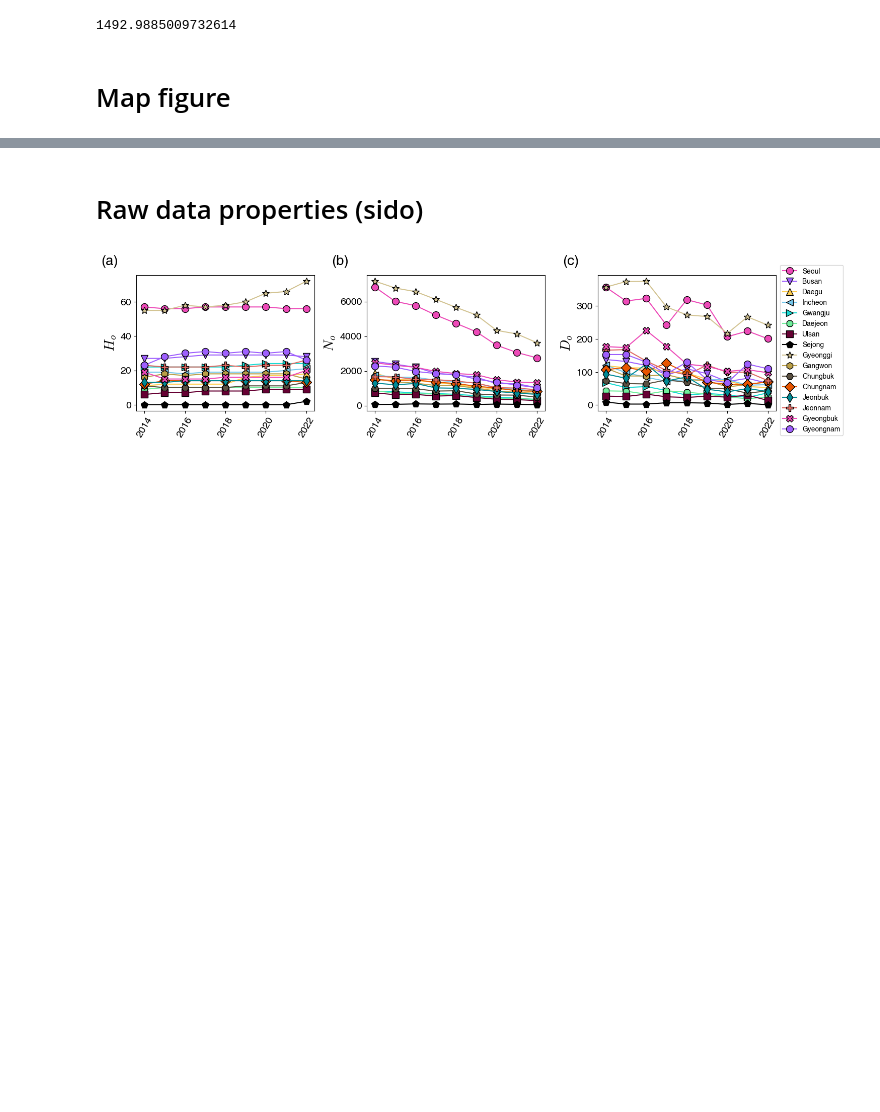
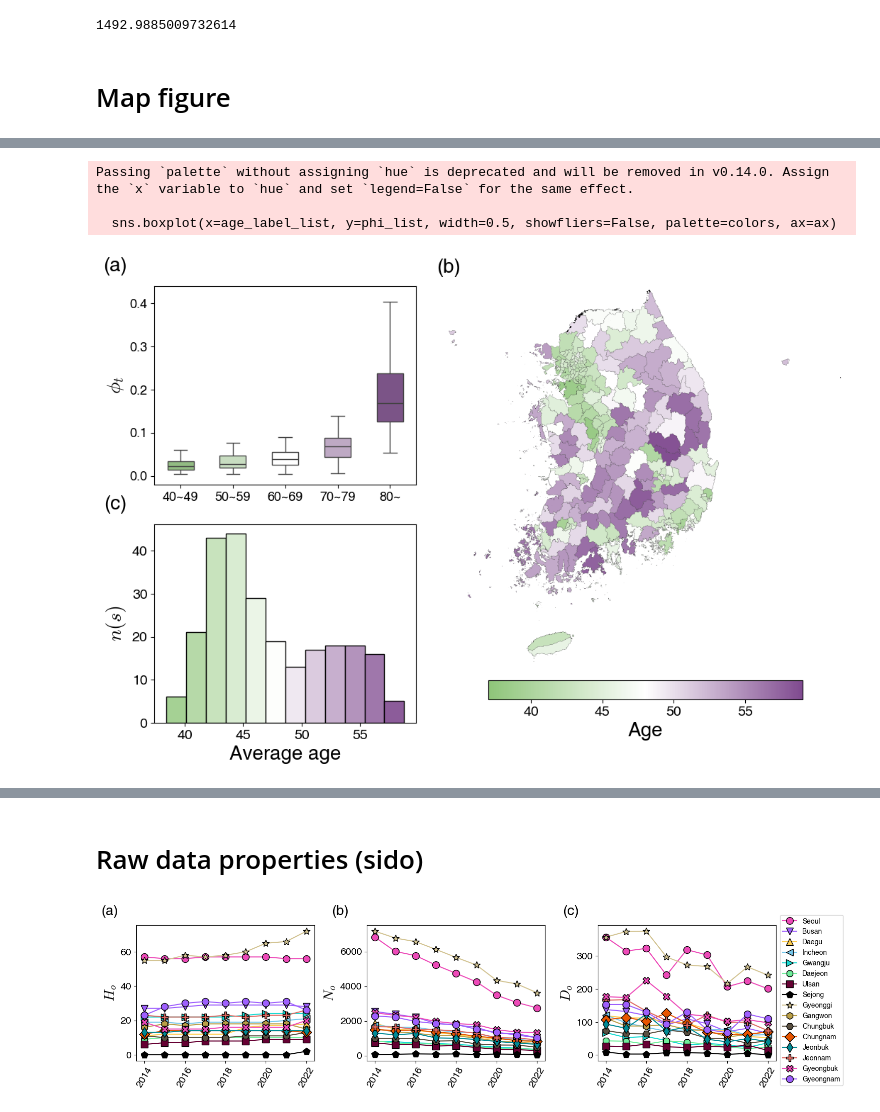
Before and after one commit to kwyosu7/Tuberculosis_hospital_optimization, a Jupyter notebook: article_figure.ipynb, the cells around one changed output, grey strips where cells are left out. Saved outputs shown, nothing was run; the diff lists cells and outputs as text; code cells hidden in the pictures; blank space fills up the shorter version.

```diff
--- a/article_figure.ipynb
+++ b/article_figure.ipynb
@@ -605,0 +556,79 @@ plt.show()
+# %%
+title_pos=[-0.15, 1.1]
+title_size = 20
+title_list = ['a', 'b', 'c', 'd', 'e','f','g','h','i']
+
+# Figure 및 gridspec 생성
+fig = plt.figure(figsize=(12.5, 8))
+gs = GridSpec(2, 2, width_ratios=[2, 3], height_ratios=[1, 1], wspace=0.1, hspace=0.2)
+# gs = GridSpec(2, 2, width_ratios=[2, 3], height_ratios=[1.2, 0.8], wspace=0.1, hspace=0.2)
+
+# 데이터 로드
+age_labels = ["40~49", "50~59", "60~69", "70~79", "80~"]
+colors = ['#8ec579', '#c6e2bc', '#ffffff', '#c0a5c8', '#804b90']
+path = '/home/users/YongsungKwon/workplace/Yongpyter/Tuberculosis_hospital_optimization/data_result/data_over40/'+str(2022)+'_40.txt'
+data = pd.read_csv(path, sep=',')
+
+# phi_df 계산
+N = data.iloc[:, 6:15].copy().mul(data['N'], axis=0)
+D = data.iloc[:, 15:24].copy().mul(data['D'], axis=0)
+phi_df = D.iloc[:, :] / N.iloc[:, :].values
+phi_df.columns = phi_df.columns.str.slice(start=2)
+
+# 리스트 만들기
+age_list = []
+age_label_list = []
+phi_list = []
+age_num_list = [45, 55, 65, 75, 85]
+for i in range(5):
+    age_list += [age_num_list[i]] * len(data)
+    age_label_list += [age_labels[i]] * len(data)
+    phi_list += list(phi_df[phi_df.columns[4:][i]])
+
+# 메인 플롯
+ax = fig.add_subplot(gs[0, 0])
+sns.boxplot(x=age_label_list, y=phi_list, width=0.5, showfliers=False, palette=colors, ax=ax)
+ax.set_ylim(-0.02, 0.44)
+ax.set_ylabel(r'$\phi_t$', size=20)
+# ax.set_xlabel(r'Age group', size=15)
+ax.tick_params(axis='both', labelsize=13)
+ax.text(title_pos[0], title_pos[1], '('+title_list[0]+')', fontsize=title_size,  ha='center', va='center',transform=ax.transAxes)
+
+# 지도 그림 그리기 (2열을 합쳐서 배치)
+ax_map = fig.add_subplot(gs[:, 1])  # 오른쪽 전체 차지
+kr_sgg.plot(column='age', ec='k', cmap=cmap_age, legend=False, norm=norm_age, vmin=38, vmax=59, alpha=1, linewidth=0.1, ax=ax_map)
+ax_map.set_xlim(kr_sgg.total_bounds[0], kr_sgg.total_bounds[2]+1000)
+ax_map.set_ylim(kr_sgg.total_bounds[1], kr_sgg.total_bounds[3])
+ax_map.axis('off')
+pos = ax_map.get_position()  # 현재 위치 가져오기
+ax_map.set_position([pos.x0, pos.y0 + 0.05, pos.width, pos.height])  # y0 값을 증가시켜 위로 올림
+ax_map.text(title_pos[0]+0.15, title_pos[1]-0.04, '('+title_list[1]+')', fontsize=title_size,  ha='center', va='center',transform=ax_map.transAxes)
+# Colorbar 생성 (아래쪽 가로 배치)
+cbar_ax = inset_axes(ax_map, width='80%', height='5%', loc='lower center', bbox_to_anchor=(0, -0.1, 1, 1), bbox_transform=ax_map.transAxes, borderpad=0)
+cbar = plt.colorbar(plt.cm.ScalarMappable(norm=norm_age, cmap=cmap_age), cax=cbar_ax, orientation='horizontal')
+cbar.set_label('Age', fontsize=20)
+cbar.ax.tick_params(labelsize=14)  # 틱 라벨 크기 조정
+
+# 인셋 플롯 생성 (왼쪽 아래에 배치)
+inset_ax = fig.add_subplot(gs[1, 0])
+counts, bins, patches = inset_ax.hist(age_data['average_age'], bins=12, ec='k')
+
+# 각 막대의 색상 설정
+for count, patch in zip(counts, patches):
+    color = cmap_age(norm_age(patch.get_x() + patch.get_width() / 2))
+    patch.set_facecolor(color)
+
+inset_ax.set_xlabel('Average age', size=20)
+inset_ax.set_ylabel('$n(s)$', size=20)
+inset_ax.tick_params(axis='x', labelsize=14)
+inset_ax.tick_params(axis='y', labelsize=14)
+inset_ax.text(title_pos[0], title_pos[1], '('+title_list[2]+')', fontsize=title_size,  ha='center', va='center',transform=inset_ax.transAxes)
+
+plt.tight_layout()
+# plt.savefig('/home/users/YongsungKwon/workplace/Yongpyter/Tuberculosis_hospital_optimization/data_result/figure/phi_age_map.png',dpi=300, transparent=True)
+plt.show()
+# %% [output]
+Passing `palette` without assigning `hue` is deprecated and will be removed in v0.14.0. Assign the `x` variable to `hue` and set `legend=False` for the same effect.
+
+  sns.boxplot(x=age_label_list, y=phi_list, width=0.5, showfliers=False, palette=colors, ax=ax)
+[figure, added]
```
Also changed, not shown: parts of 5 cells of this notebook.
